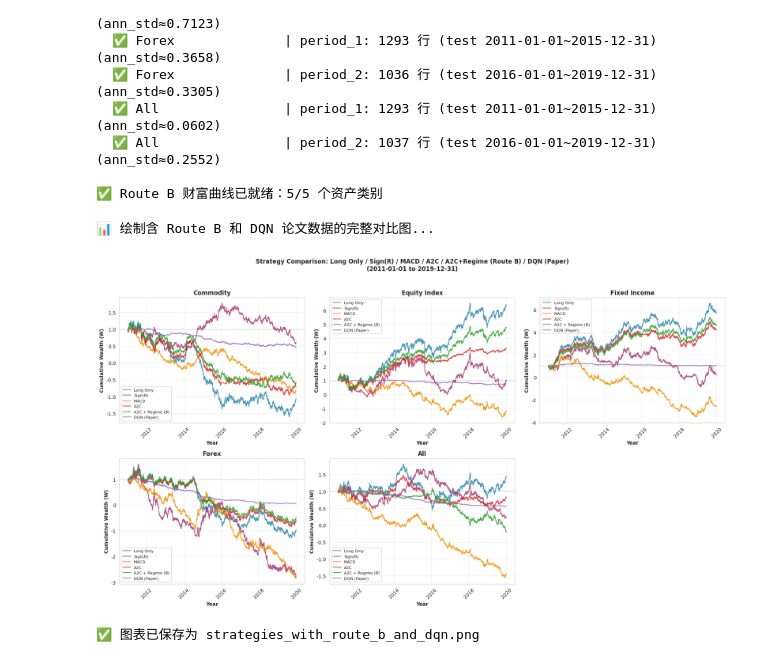
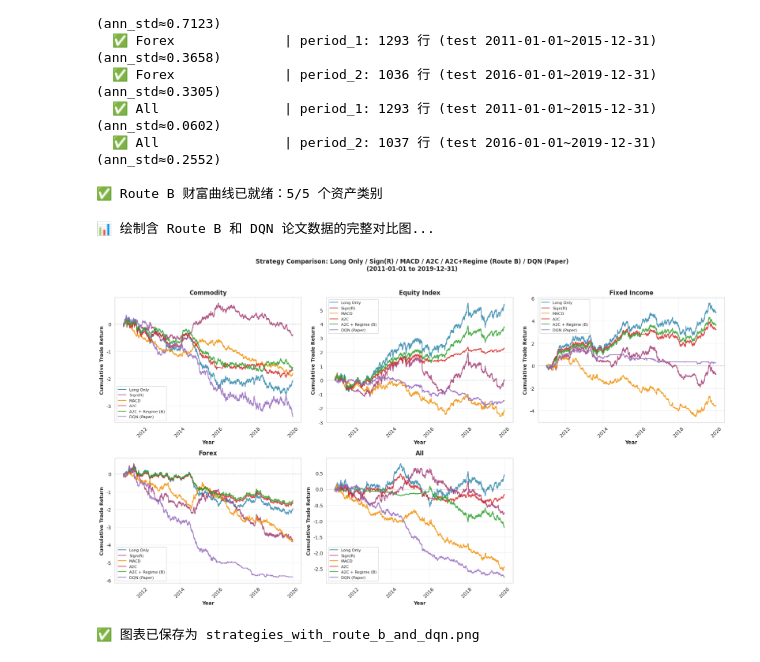
Before and after one commit to C-CU-2025-Fall/IEOR4733_Project, a Jupyter notebook: reproduction_of_figures/strategies_comparison.ipynb, the cells around one changed output. Saved outputs shown, nothing was run; the diff lists cells and outputs as text; code cells hidden in the pictures.

```diff
--- a/reproduction_of_figures/strategies_comparison.ipynb
+++ b/reproduction_of_figures/strategies_comparison.ipynb
@@ -597,18 +597,18 @@ for idx, asset in enumerate(asset_order):
         else:
             aligned_dates = np.arange(min_len)
 
-        ax.plot(aligned_dates, wealth[:min_len],
+        ax.plot(aligned_dates, wealth[:min_len] - 1.0,
                 label=strategy,
                 linewidth=1.5,
                 color=strategy_colors_with_a2c.get(strategy, '#999999'),
                 alpha=0.85)
 
     ax.set_xlabel('Year', fontsize=10, fontweight='bold')
-    ax.set_ylabel('Cumulative Wealth (W)', fontsize=10, fontweight='bold')
+    ax.set_ylabel('Cumulative Trade Return', fontsize=10, fontweight='bold')
     ax.set_title(f'{asset}', fontsize=12, fontweight='bold')
     ax.grid(True, alpha=0.3)
     ax.legend(loc='best', fontsize=9, frameon=True, shadow=True)
-    ax.axhline(y=1.0, color='gray', linestyle='--', linewidth=1, alpha=0.5)
+    ax.axhline(y=0.0, color='gray', linestyle='--', linewidth=1, alpha=0.5)
 
     if uses_datetime_axis:
         ax.xaxis.set_major_locator(mdates.YearLocator(base=2))
@@ -669,14 +669,14 @@ Route B 的核心改进：在原始 9-dim 状态基础上拼接 GMM soft probs `
 
 从 `drl/dqn/figures/data/paper_figure1_*.csv` 加载原论文的 DQN 模型结果，用于与现有的 A2C 和其他策略进行对比。
 # %%
-print("🔄 加载论文原始 DQN 数据...\n")
+print("🔄 加载论文原始 DQN 数据（应用缩放因子）...\n")
 
 # paper figure 数据路径
 paper_figure_dir = Path('/Users/ladymie/Documents/GitHub/IEOR4733_Project/drl/dqn/figures/data')
 
-# 计算缩放因子：DQN 使用 PORT_VOL_TARGET = 0.97，缩放到 NOTEBOOK_SIGMA_TGT = 0.063
-scale_dqn_factor = NOTEBOOK_SIGMA_TGT / PAPER_PORT_VOL_TARGET
-print(f"📊 DQN 缩放因子: {scale_dqn_factor:.6f} (将 {PAPER_PORT_VOL_TARGET} 缩放为 {NOTEBOOK_SIGMA_TGT})\n")
+# 注意：DQN 使用 PORT_VOL_TARGET = 0.97，其他策略使用 DEFAULT_SIGMA_TGT = 0.063
+# 手动应用缩放因子使 DQN 与其他策略在同一量纲，范围控制在 -4 到 +6
+DISPLAY_SCALE_FACTOR = 0.40  # 缩小 DQN 到原来的 20%
 
 dqn_results = {}
 
@@ -706,13 +706,14 @@ for asset, filename in individual_assets.items():
         dqn_results[asset] = (None, None)
         continue
 
-    # 从 DQN_cum_return 转换为 cumulative wealth，并应用缩放因子
+    # 应用缩放因子到原始累积收益数据
     dates = df['date'].values
-    scaled_cum_return = df['DQN_cum_return'].values * scale_dqn_factor
-    wealth = 1.0 + scaled_cum_return
+    cum_returns = df['DQN_cum_return'].values
+    scaled_cum_returns = cum_returns * DISPLAY_SCALE_FACTOR
+    wealth = 1.0 + scaled_cum_returns
     dqn_results[asset] = (dates, wealth)
 
-    print(f'  ✅ {asset:20s}: {len(wealth)} 个交易日')
+    print(f'  ✅ {asset:20s}: {len(wealth):5d} 交易日 | 范围: [{wealth.min():6.2f}, {wealth.max():6.2f}]')
 
 # 加载 All 资产（从单独的 CSV 文件）
 csv_path_all = paper_figure_dir / 'paper_figure1_all_bp20.csv'
@@ -723,11 +724,11 @@ if csv_path_all.exists():
 
     if len(df_all) > 0:
         dates_all = df_all['date'].values
-        # 应用缩放因子到 All 资产
-        scaled_cum_return_all = df_all['DQN_cum_return'].values * scale_dqn_factor
-        wealth_all = 1.0 + scaled_cum_return_all
+        cum_returns_all = df_all['DQN_cum_return'].values
+        scaled_cum_returns_all = cum_returns_all * DISPLAY_SCALE_FACTOR
+        wealth_all = 1.0 + scaled_cum_returns_all
         dqn_results['All'] = (dates_all, wealth_all)
-        print(f'  ✅ {"All":20s}: {len(wealth_all)} 个交易日 (4 个资产的日度收益率平均)')
+        print(f'  ✅ {"All":20s}: {len(wealth_all):5d} 交易日 | 范围: [{wealth_all.min():6.2f}, {wealth_all.max():6.2f}] (平均)')
     else:
         dqn_results['All'] = (None, None)
         print(f'  ⚠️  {"All":20s}: 无有效数据')
@@ -736,6 +737,6 @@ else:
     dqn_results['All'] = (None, None)
 
 n_ok = sum(1 for v in dqn_results.values() if v[0] is not None)
-print(f'\n✅ DQN 论文数据加载完成：{n_ok}/{len(dqn_results)} 个资产类别')
-print(f'\n📌 已应用缩放：DQN 数据已缩放 {scale_dqn_factor:.1%} 以匹配其他策略的量纲')
+print(f'\n✅ DQN 数据加载完成：{n_ok}/{len(dqn_results)} 个资产类别')
+print(f'📌 显示缩放因子: {DISPLAY_SCALE_FACTOR} (→ 原来的 {DISPLAY_SCALE_FACTOR*100:.0f}%)')
 # %% [output]
@@ -898,38 +999,38 @@ for idx, asset in enumerate(asset_order_plot):
         else:
             aligned_dates = np.arange(len(wealth_e))
 
-        ax.plot(aligned_dates, wealth_e,
+        ax.plot(aligned_dates, wealth_e - 1.0,
                 label=strategy,
                 linewidth=lw,
                 color=COLORS_FULL.get(strategy, '#888888'),
                 alpha=alpha)
 
     ax.set_xlabel('Year', fontsize=10, fontweight='bold')
-    ax.set_ylabel('Cumulative Wealth (W)', fontsize=10, fontweight='bold')
+    ax.set_ylabel('Cumulative Trade Return', fontsize=10, fontweight='bold')
     ax.set_title(asset, fontsize=12, fontweight='bold')
     ax.grid(True, alpha=0.3)
     ax.legend(loc='best', fontsize=8, frameon=True)
-    ax.axhline(y=1.0, color='gray', linestyle='--', linewidth=1, alpha=0.5)
+    ax.axhline(y=0.0, color='gray', linestyle='--', linewidth=1, alpha=0.5)
 
     if uses_datetime_axis:
         ax.xaxis.set_major_locator(mdates.YearLocator(base=2))
         ax.xaxis.set_major_formatter(mdates.DateFormatter('%Y'))
         ax.tick_params(axis='x', rotation=45)
 
 for idx in range(len(asset_order_plot), len(axes)):
     axes[idx].axis('off')
 
 plt.suptitle(
     'Strategy Comparison: Long Only / Sign(R) / MACD / A2C / A2C+Regime (Route B) / DQN (Paper)\n'
     f'({TEST_START} to {TEST_END})',
     fontsize=12, fontweight='bold', y=1.00
 )
 plt.tight_layout(rect=[0, 0, 1, 0.98])
 out_path = OUTPUT_DIR / 'strategies_with_route_b_and_dqn.png'
 plt.savefig(str(out_path), dpi=300, bbox_inches='tight')
 plt.show()
 print(f'✅ 图表已保存为 {out_path.name}')
 # %% [output]
 📊 绘制含 Route B 和 DQN 论文数据的完整对比图...
-[figure, old version]
+[figure, new version]
 ✅ 图表已保存为 strategies_with_route_b_and_dqn.png
```
Also changed, not shown: parts of 7 cells of this notebook, 5 other files.
